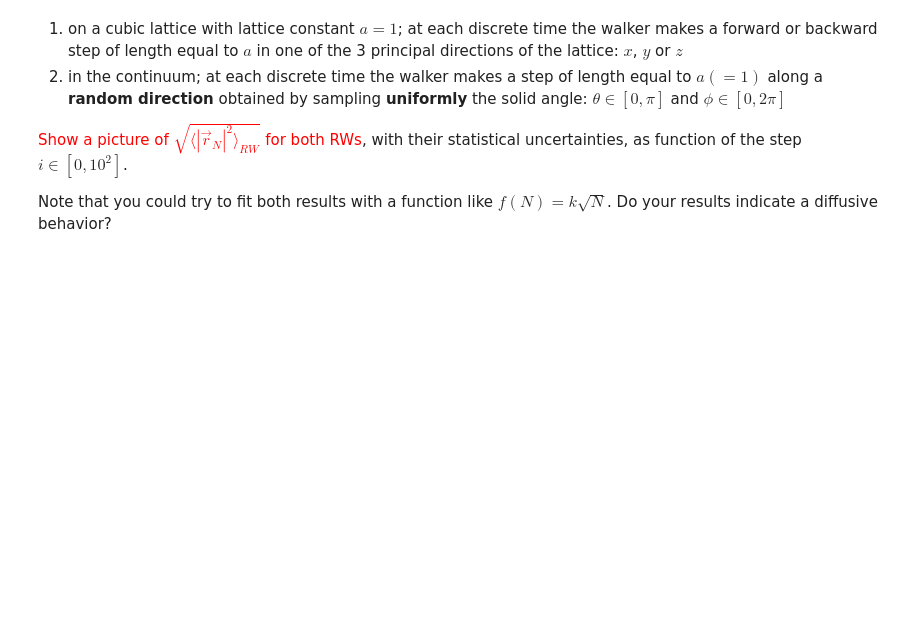
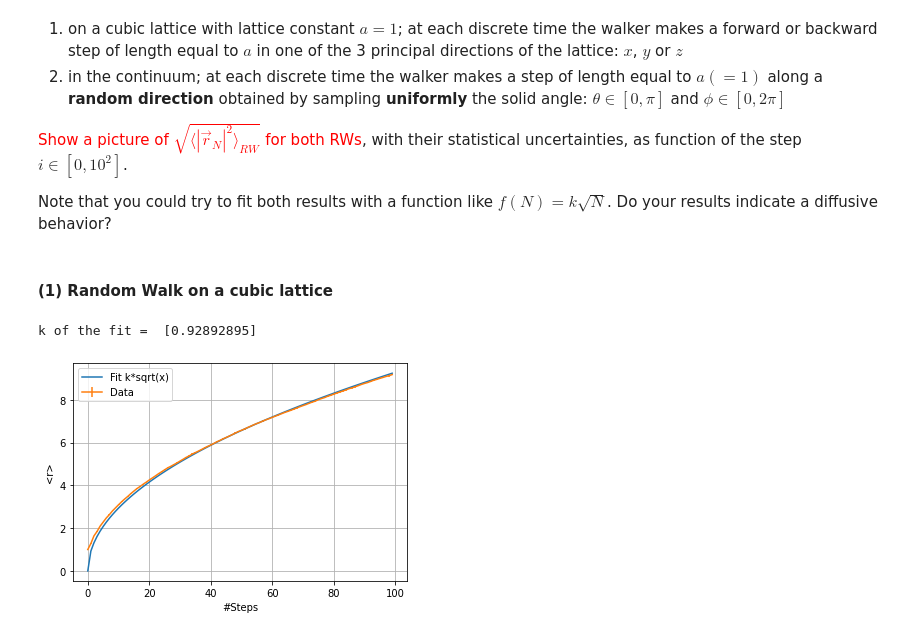
Before and after one commit to mattbona/numerical-simulation-laboratory, a Jupyter notebook: NSL-02/jupyter/LSN_Exercises_02.ipynb, the cells around one changed output. Saved outputs shown, nothing was run; the diff lists cells and outputs as text; code cells hidden in the pictures; blank space fills up the shorter version.

```diff
--- a/NSL-02/jupyter/LSN_Exercises_02.ipynb
+++ b/NSL-02/jupyter/LSN_Exercises_02.ipynb
@@ -75,3 +75,30 @@ plt.show()
 <span style="color:red">Show a picture of $\sqrt{\langle |\vec{r}_N|^2 \rangle_{RW}}$ for both RWs</span>, with their statistical uncertainties, as function of the step $i\in [0,10^2]$.
 
 Note that you could try to fit both results with a function like $f(N)=k\sqrt{N}$. Do your results indicate a diffusive behavior?
+# %% [markdown]
+#### (1) Random Walk on a cubic lattice
+# %%
+from scipy import optimize
+
+def test_func(x, k):
+    return k * np.sqrt(x)
+
+N = 100 # Number of steps
+prog_distance = np.loadtxt("../data/EX02_2(1).dat", usecols=0)
+distance_error = np.loadtxt("../data/EX02_2(1).dat", usecols=1)
+steps_number = np.arange(0,N)
+
+params, params_covariance = optimize.curve_fit(test_func, steps_number, prog_distance)
+print("k of the fit = ", params)
+
+plt.plot(steps_number, test_func(steps_number, params), label="Fit k*sqrt(x)")
+plt.errorbar(x, prog_average, yerr=prog_error, label="Data")
+plt.legend(loc="upper left")
+
+plt.xlabel('#Steps')
+plt.ylabel('<r>')
+plt.grid(True)
+plt.show()
+# %% [output]
+k of the fit =  [0.92892895]
+[figure, added]
```
Also changed, not shown: parts of 1 cell of this notebook, 1 other file.
